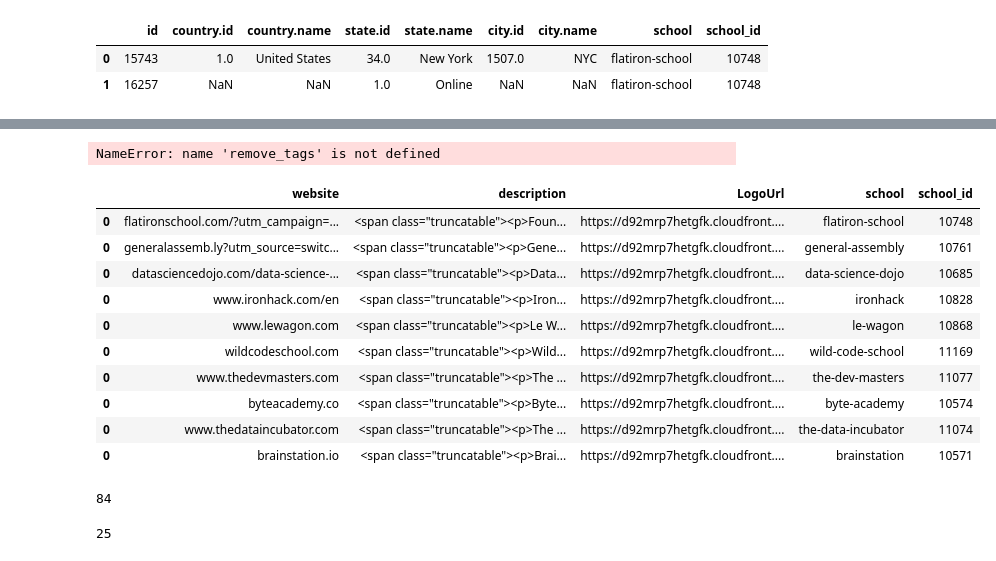
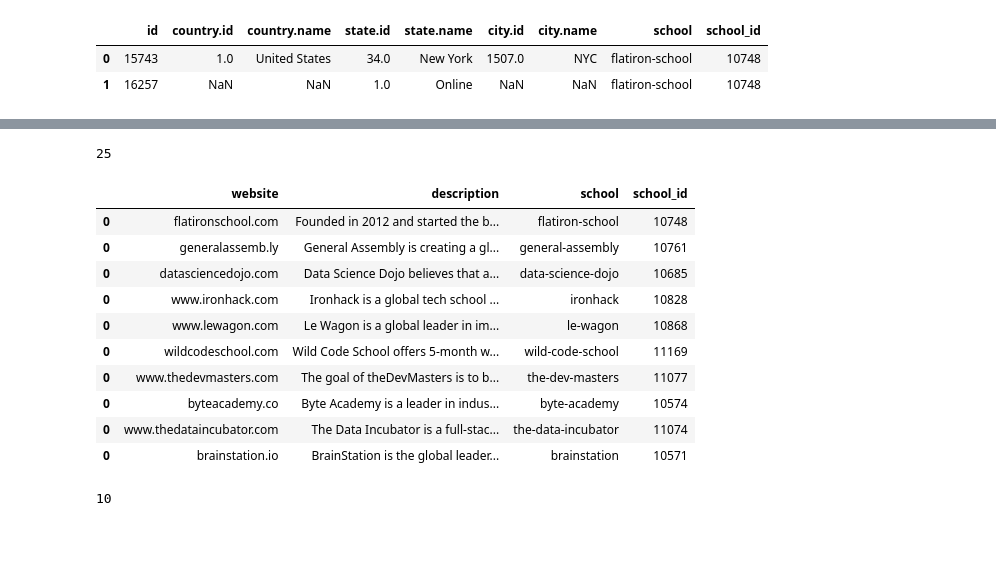
Before and after one commit to ekraj-pok/sql-project, a Jupyter notebook: main.ipynb, the cells around one changed output, grey strips where cells are left out. Cells and saved outputs as stored; diff of their text form; code cells hidden in the pictures.

Commit message:
Organized and more data cleaning done

```diff
--- a/main.ipynb
+++ b/main.ipynb
@@ -274,20 +242,26 @@ badges.head()
-# %%
-badges['detail'] =  badges['description'].apply(remove_tags)
-# %% [output]
-NameError: name 'remove_tags' is not defined
+# %%
+badges.to_csv('badges.csv')
+badges.to_sql('badges', engine, if_exists = 'replace', index = False)
+# %% [output]
+25
 # %%
 # any data cleaning still missing here? take a look at the description
 schools = pd.concat(schools_list)
-schools.head(15)
+
+schools.drop(['LogoUrl'], axis = 1, inplace = True, errors = 'ignore')
+schools['description'] = schools['description'].str.replace(r'<[^<>]*>', '', regex=True)
+schools['website'] = schools['website'].str.split('/', n = 1).str[0]
+schools['website'] = schools['website'].str.split('?', n = 1).str[0]
+schools.head(10)
 # %% [output]
-|  | website | description | LogoUrl | school | school_id |
-| 0 | flatironschool.com/?utm_campaign=... | <span class="truncatable"><p>Foun... | https://d92mrp7hetgfk.cloudfront.... | flatiron-school | 10748 |
-| 0 | generalassemb.ly?utm_source=switc... | <span class="truncatable"><p>Gene... | https://d92mrp7hetgfk.cloudfront.... | general-assembly | 10761 |
-| 0 | datasciencedojo.com/data-science-... | <span class="truncatable"><p>Data... | https://d92mrp7hetgfk.cloudfront.... | data-science-dojo | 10685 |
-| 0 | www.ironhack.com/en | <span class="truncatable"><p>Iron... | https://d92mrp7hetgfk.cloudfront.... | ironhack | 10828 |
-| 0 | www.lewagon.com | <span class="truncatable"><p>Le W... | https://d92mrp7hetgfk.cloudfront.... | le-wagon | 10868 |
-| 0 | wildcodeschool.com | <span class="truncatable"><p>Wild... | https://d92mrp7hetgfk.cloudfront.... | wild-code-school | 11169 |
-| 0 | www.thedevmasters.com | <span class="truncatable"><p>The ... | https://d92mrp7hetgfk.cloudfront.... | the-dev-masters | 11077 |
-| 0 | byteacademy.co | <span class="truncatable"><p>Byte... | https://d92mrp7hetgfk.cloudfront.... | byte-academy | 10574 |
-| 0 | www.thedataincubator.com | <span class="truncatable"><p>The ... | https://d92mrp7hetgfk.cloudfront.... | the-data-incubator | 11074 |
-| 0 | brainstation.io | <span class="truncatable"><p>Brai... | https://d92mrp7hetgfk.cloudfront.... | brainstation | 10571 |
+|  | website | description | school | school_id |
+| 0 | flatironschool.com | Founded in 2012 and started the b... | flatiron-school | 10748 |
+| 0 | generalassemb.ly | General Assembly is creating a gl... | general-assembly | 10761 |
+| 0 | datasciencedojo.com | Data Science Dojo believes that a... | data-science-dojo | 10685 |
+| 0 | www.ironhack.com | Ironhack is a global tech school ... | ironhack | 10828 |
+| 0 | www.lewagon.com | Le Wagon is a global leader in im... | le-wagon | 10868 |
+| 0 | wildcodeschool.com | Wild Code School offers 5-month w... | wild-code-school | 11169 |
+| 0 | www.thedevmasters.com | The goal of theDevMasters is to b... | the-dev-masters | 11077 |
+| 0 | byteacademy.co | Byte Academy is a leader in indus... | byte-academy | 10574 |
+| 0 | www.thedataincubator.com | The Data Incubator is a full-stac... | the-data-incubator | 11074 |
+| 0 | brainstation.io | BrainStation is the global leader... | brainstation | 10571 |
@@ -296,5 +268,5 @@ courses.to_csv("course.csv")
 # %%
-course = 'course'
-courses.to_sql(course, engine, if_exists = 'replace', index = False)
+schools.to_csv("schools.csv")
+schools.to_sql('schools', engine, if_exists = 'replace', index = False)
 # %% [output]
-84
+10
@@ -303,4 +272,0 @@ badges.to_csv("badges.csv")
-# %%
-badges.to_sql('badges', engine, if_exists = 'replace', index = False)
-# %% [output]
-25
```
Also changed, not shown: parts of 16 cells of this notebook, 5 other files.
